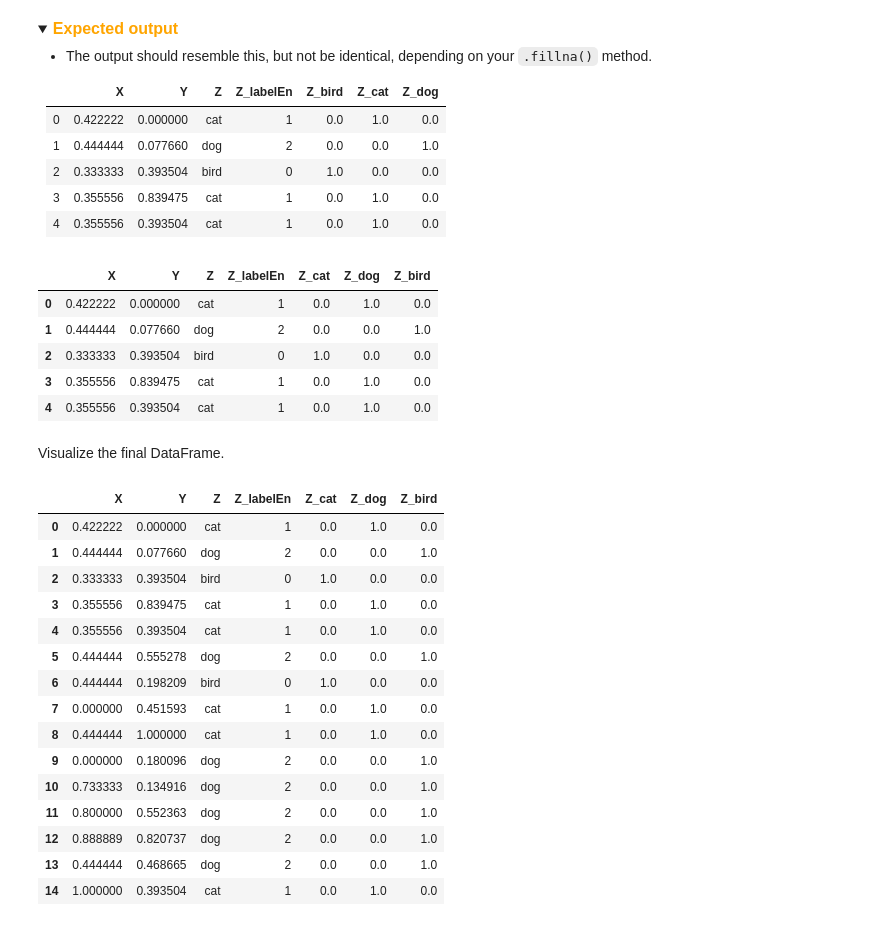
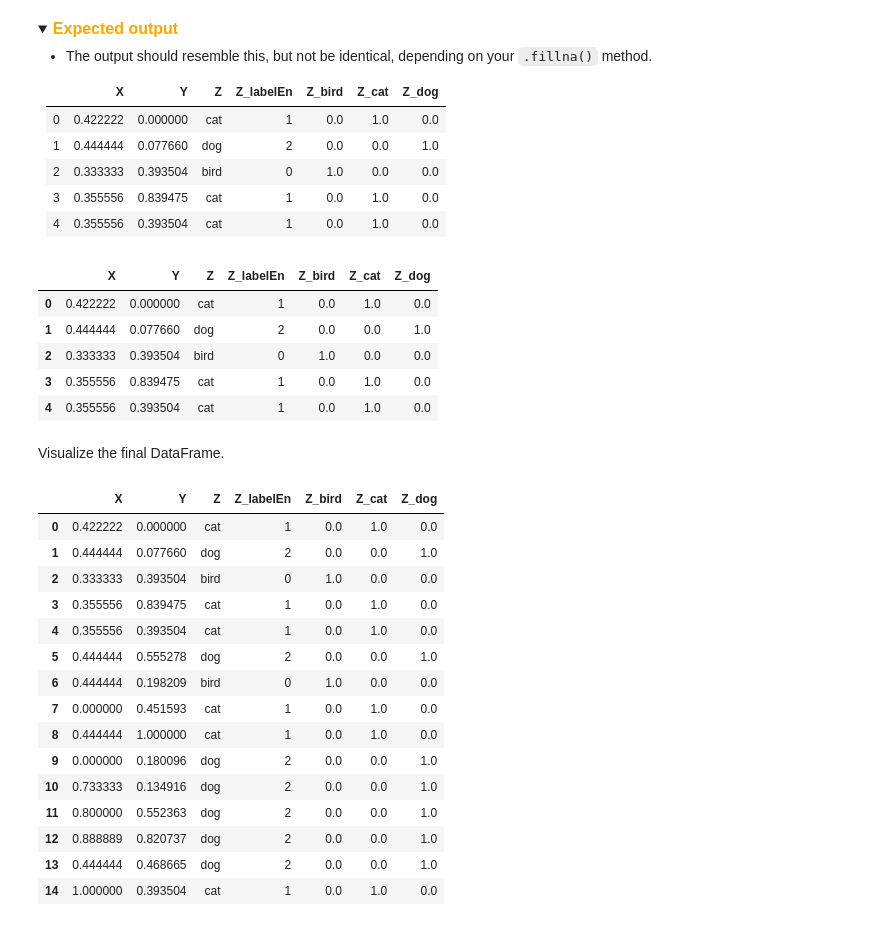
Before and after one commit to Han-Wanburhan/Year3Sem2, a Jupyter notebook: Machine Learning/Lab/Lab#01/Lab1-1.ipynb, the cells around one changed output. Drawn from its saved outputs; the diff is of its cells as text; code cells hidden in the pictures; folded sections open.

```diff
--- a/Machine Learning/Lab/Lab#01/Lab1-1.ipynb
+++ b/Machine Learning/Lab/Lab#01/Lab1-1.ipynb
@@ -343,7 +343,7 @@ In the cell below, you will drop rows that have **_2 NaN values_**.
 ### START CODE HERE ###
 # Assuming 'df' is your DataFrame
 # Assuming 'df' is your DataFrame
-df = df.dropna(thresh=df.shape[1] - 1).dropna(thresh=df.shape[1] - 1, axis=1)
+df = df.dropna(thresh=df.shape[1] - 1)
 
 ### END CODE HERE ###
 df
@@ -1304,20 +1319,22 @@ https://scikit-learn.org/stable/modules/preprocessing.html
 # %%
 # START CODE HERE
 onehot_encoder = OneHotEncoder(sparse=False, drop=None)  # Keep all categories
 
 # Apply One-Hot Encoding to the 'Z' column and create new columns
 encoded_features = onehot_encoder.fit_transform(df[['Z']])
 encoded_df = pd.DataFrame(encoded_features, columns=onehot_encoder.get_feature_names_out(['Z']), index=df.index)
 
 # Rename the columns to include the original category names
 category_columns = [f'Z_{category}' for category in df['Z'].unique()]
 encoded_df.columns = category_columns
 
+# Rename columns
+encoded_df.columns = ['Z_bird', 'Z_cat', 'Z_dog']
 # Concatenate the new columns to the original DataFrame
 df = pd.concat([df, encoded_df], axis=1)
 df.head()
 # %% [output]
-|  | X | Y | Z | Z_labelEn | Z_cat | Z_dog | Z_bird |
+|  | X | Y | Z | Z_labelEn | Z_bird | Z_cat | Z_dog |
 | 0 | 0.422222 | 0.000000 | cat | 1 | 0.0 | 1.0 | 0.0 |
 | 1 | 0.444444 | 0.077660 | dog | 2 | 0.0 | 0.0 | 1.0 |
 | 2 | 0.333333 | 0.393504 | bird | 0 | 1.0 | 0.0 | 0.0 |
@@ -1328,7 +1345,7 @@ Visualize the final DataFrame.
 # %%
 df
 # %% [output]
-|  | X | Y | Z | Z_labelEn | Z_cat | Z_dog | Z_bird |
+|  | X | Y | Z | Z_labelEn | Z_bird | Z_cat | Z_dog |
 | 0 | 0.422222 | 0.000000 | cat | 1 | 0.0 | 1.0 | 0.0 |
 | 1 | 0.444444 | 0.077660 | dog | 2 | 0.0 | 0.0 | 1.0 |
 | 2 | 0.333333 | 0.393504 | bird | 0 | 1.0 | 0.0 | 0.0 |
```
Also changed, not shown: parts of 2 cells of this notebook, 3 other files.
